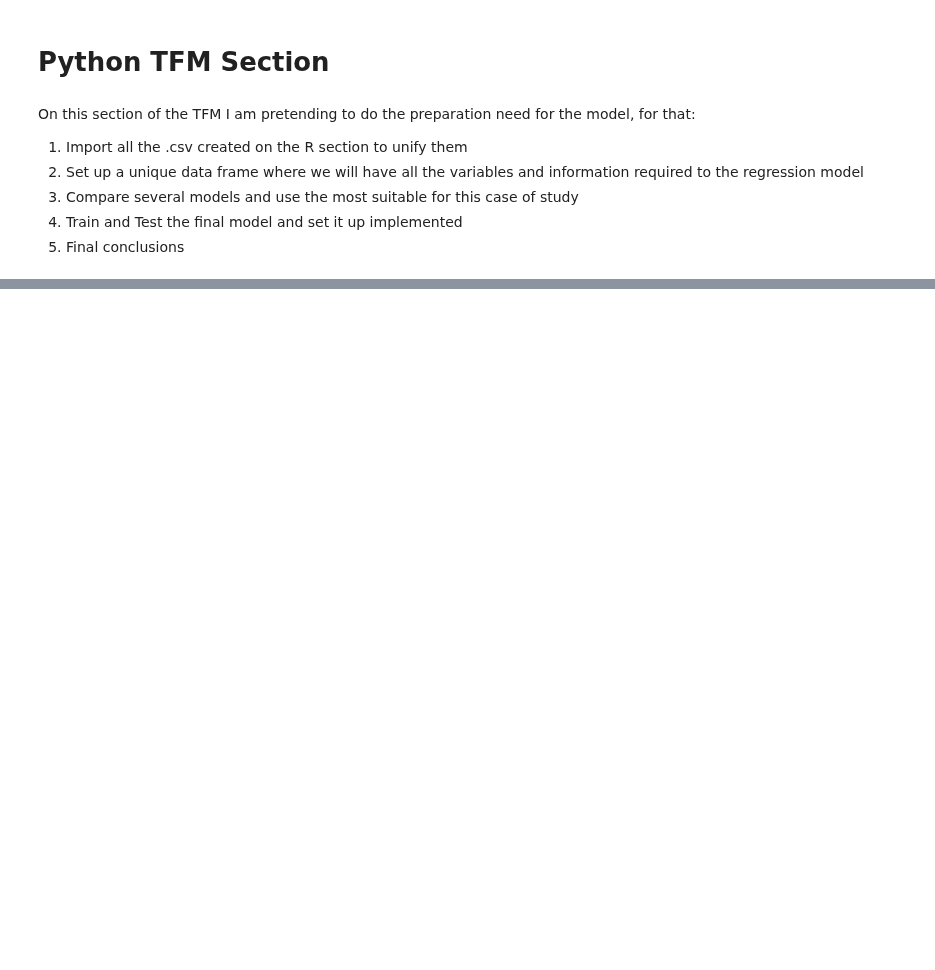
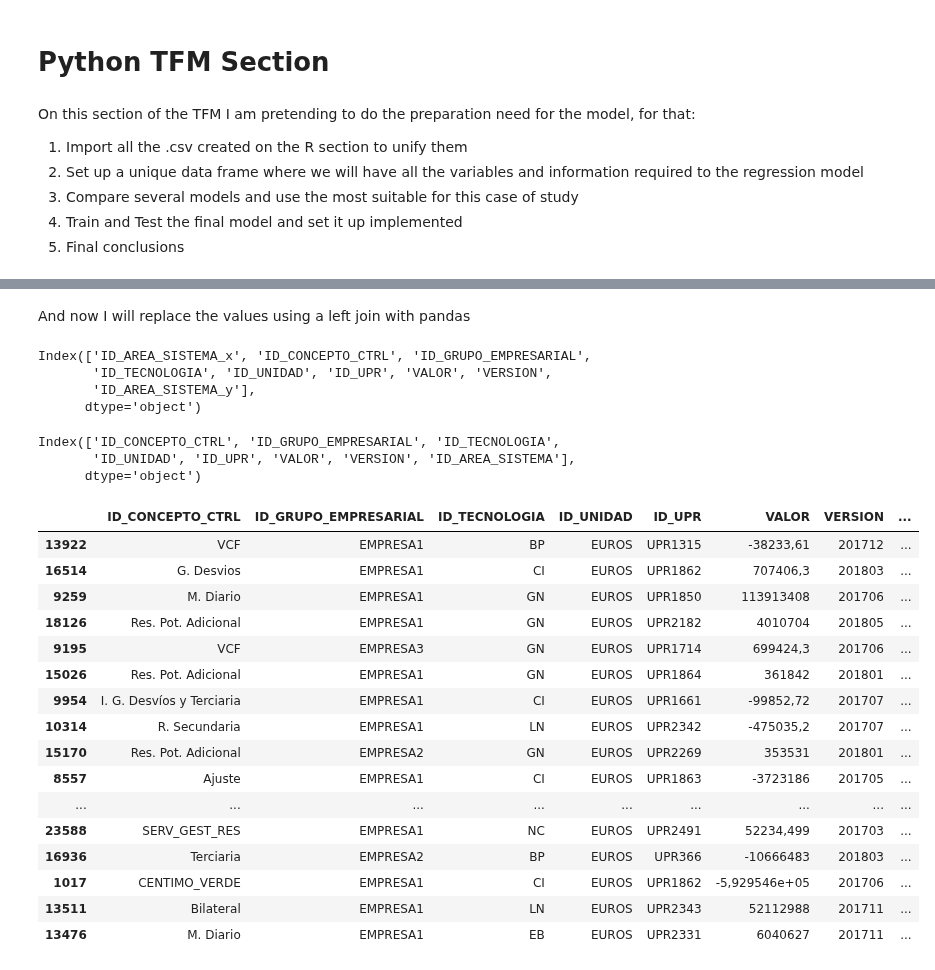
Before and after one commit to davescusope/TFM_Data_Science, a Jupyter notebook: 04.Data Modeling.ipynb, the cells around one changed output, grey strips where cells are left out. Saved outputs shown, nothing was run; the diff lists cells and outputs as text; code cells hidden in the pictures; blank space fills up the shorter version.

```diff
--- a/04.Data Modeling.ipynb
+++ b/04.Data Modeling.ipynb
@@ -107,0 +111,3 @@ NUCLEAR_WASTES_EUROS.csv
+# %%
+df_aux = dfTotal[['ID_AREA_SISTEMA', 'ID_UPR']].dropna().drop_duplicates()
+df_aux
@@ -107,0 +132,37 @@ NUCLEAR_WASTES_EUROS.csv
+# %% [markdown]
+And now I will replace the values using a left join with pandas
+# %%
+df_merged = pd.merge(dfTotal, df_aux, on='ID_UPR', how='left')
+df_merged.sample(10)
+df_merged.columns
+# %% [output]
+Index(['ID_AREA_SISTEMA_x', 'ID_CONCEPTO_CTRL', 'ID_GRUPO_EMPRESARIAL',
+       'ID_TECNOLOGIA', 'ID_UNIDAD', 'ID_UPR', 'VALOR', 'VERSION',
+       'ID_AREA_SISTEMA_y'],
+      dtype='object')
+# %%
+df_merged = df_merged.rename(columns={'ID_AREA_SISTEMA_y': 'ID_AREA_SISTEMA'})
+df_merged = df_merged.drop(columns="ID_AREA_SISTEMA_x")
+print(df_merged.columns)
+df_merged.sample(20)
+# %% [output]
+Index(['ID_CONCEPTO_CTRL', 'ID_GRUPO_EMPRESARIAL', 'ID_TECNOLOGIA',
+       'ID_UNIDAD', 'ID_UPR', 'VALOR', 'VERSION', 'ID_AREA_SISTEMA'],
+      dtype='object')
+|  | ID_CONCEPTO_CTRL | ID_GRUPO_EMPRESARIAL | ID_TECNOLOGIA | ID_UNIDAD | ID_UPR | VALOR | VERSION | ... |
+| 13922 | VCF | EMPRESA1 | BP | EUROS | UPR1315 | -38233,61 | 201712 | ... |
+| 16514 | G. Desvios | EMPRESA1 | CI | EUROS | UPR1862 | 707406,3 | 201803 | ... |
+| 9259 | M. Diario | EMPRESA1 | GN | EUROS | UPR1850 | 113913408 | 201706 | ... |
+| 18126 | Res. Pot. Adicional | EMPRESA1 | GN | EUROS | UPR2182 | 4010704 | 201805 | ... |
+| 9195 | VCF | EMPRESA3 | GN | EUROS | UPR1714 | 699424,3 | 201706 | ... |
+| 15026 | Res. Pot. Adicional | EMPRESA1 | GN | EUROS | UPR1864 | 361842 | 201801 | ... |
+| 9954 | I. G. Desvíos y Terciaria | EMPRESA1 | CI | EUROS | UPR1661 | -99852,72 | 201707 | ... |
+| 10314 | R. Secundaria | EMPRESA1 | LN | EUROS | UPR2342 | -475035,2 | 201707 | ... |
+| 15170 | Res. Pot. Adicional | EMPRESA2 | GN | EUROS | UPR2269 | 353531 | 201801 | ... |
+| 8557 | Ajuste | EMPRESA1 | CI | EUROS | UPR1863 | -3723186 | 201705 | ... |
+| ... | ... | ... | ... | ... | ... | ... | ... | ... |
+| 23588 | SERV_GEST_RES | EMPRESA1 | NC | EUROS | UPR2491 | 52234,499 | 201703 | ... |
+| 16936 | Terciaria | EMPRESA2 | BP | EUROS | UPR366 | -10666483 | 201803 | ... |
+| 1017 | CENTIMO_VERDE | EMPRESA1 | CI | EUROS | UPR1862 | -5,929546e+05 | 201706 | ... |
+| 13511 | Bilateral | EMPRESA1 | LN | EUROS | UPR2343 | 52112988 | 201711 | ... |
+| 13476 | M. Diario | EMPRESA1 | EB | EUROS | UPR2331 | 6040627 | 201711 | ... |
```
Also changed, not shown: parts of 45 cells of this notebook, 2 other files.
